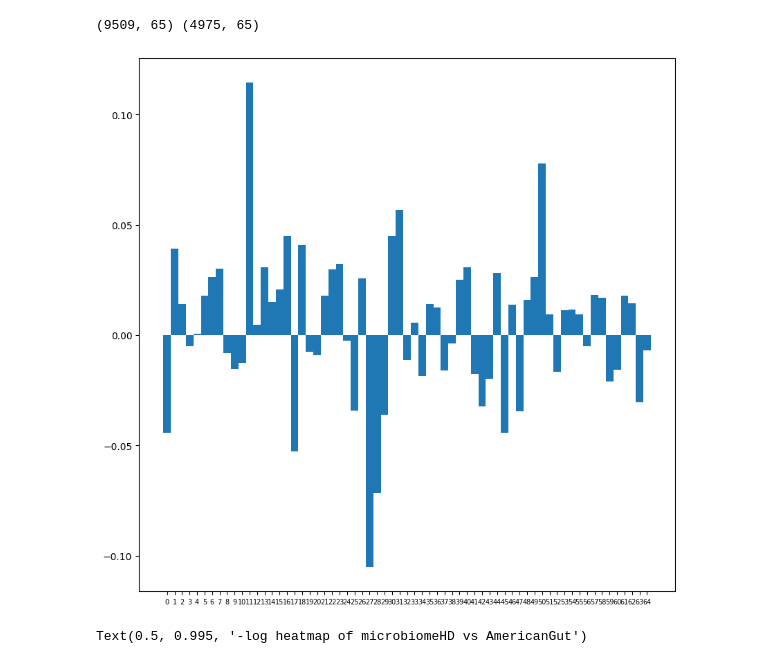
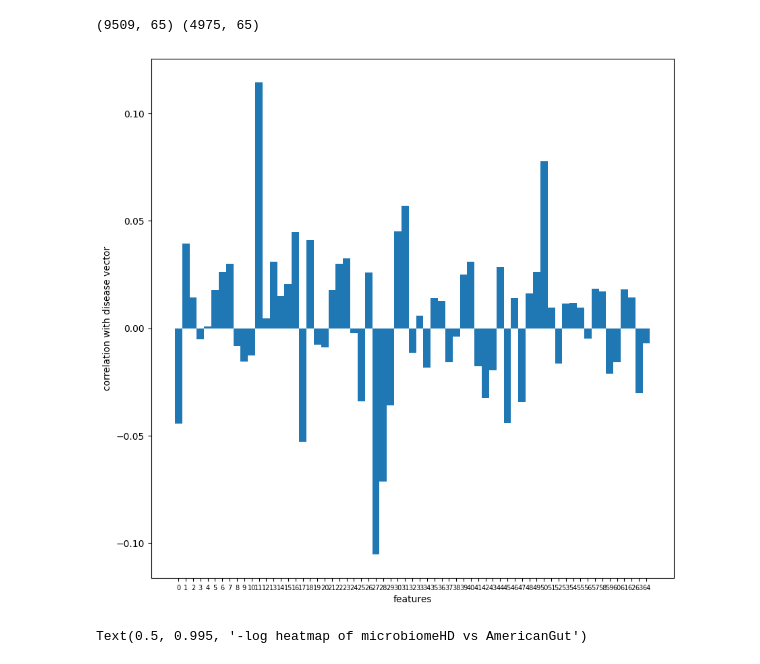
Before and after one commit to talnof1/microbiome_dysbiosis, a Jupyter notebook: american_gut/clean.ipynb, the cells around one changed output. Drawn from its saved outputs; the diff is of its cells as text; code cells hidden in the pictures.

```diff
--- a/american_gut/clean.ipynb
+++ b/american_gut/clean.ipynb
@@ -101,11 +101,13 @@ print(dataAmericans_filtered.shape, dataHD_filtered.shape)
 # %%
 %matplotlib inline
 fig, ax = plt.subplots(figsize=(10, 10))
 plt.bar(np.arange(0,dataHD_filtered.shape[1]), height=dataHD_filtered.corrwith((dataHD.State == 'D')*1), width=1)
 plt.xticks(np.arange(0, dataHD_filtered.shape[1]), size=7) #, list(dataHD_filtered.columns), rotation=45, size=6)
+plt.xlabel('features')
+plt.ylabel('correlation with disease vector')
 plt.show()
 # %% [output]
-[figure, old version]
+[figure, new version]
 # %%
 %matplotlib inline
 fig, axes = plt.subplots(nrows=1, ncols=2, figsize=(12, 5))
```
Also changed, not shown: 1 other file.
